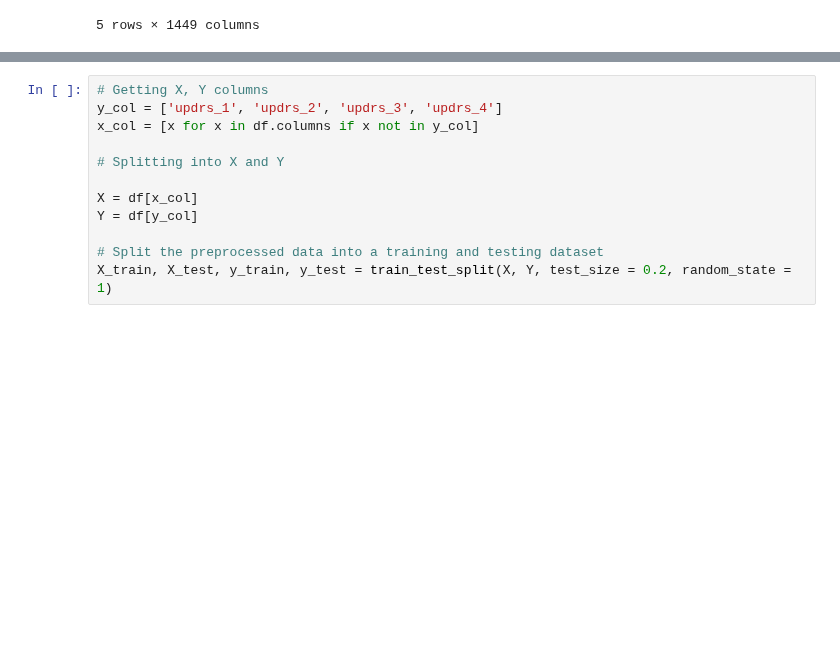
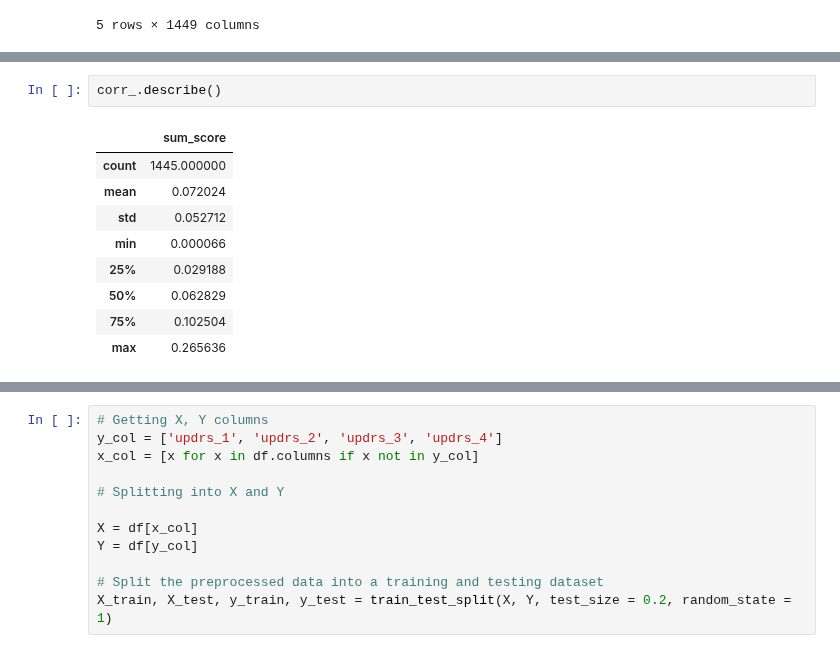
Before and after one commit to Payal-dh/ParkinsonsProgressionModel, a Jupyter notebook: Machine Learning .ipynb, the cells around one changed output, grey strips where cells are left out. Cells and saved outputs as stored; diff of their text form; blank space fills up the shorter version.

```diff
--- a/Machine Learning .ipynb
+++ b/Machine Learning .ipynb
@@ -27,0 +48,12 @@ df.head()
+# %%
+corr_.describe()
+# %% [output]
+|  | sum_score |
+| count | 1445.000000 |
+| mean | 0.072024 |
+| std | 0.052712 |
+| min | 0.000066 |
+| 25% | 0.029188 |
+| 50% | 0.062829 |
+| 75% | 0.102504 |
+| max | 0.265636 |
```
Also changed, not shown: parts of 15 cells of this notebook, 2 other files.
